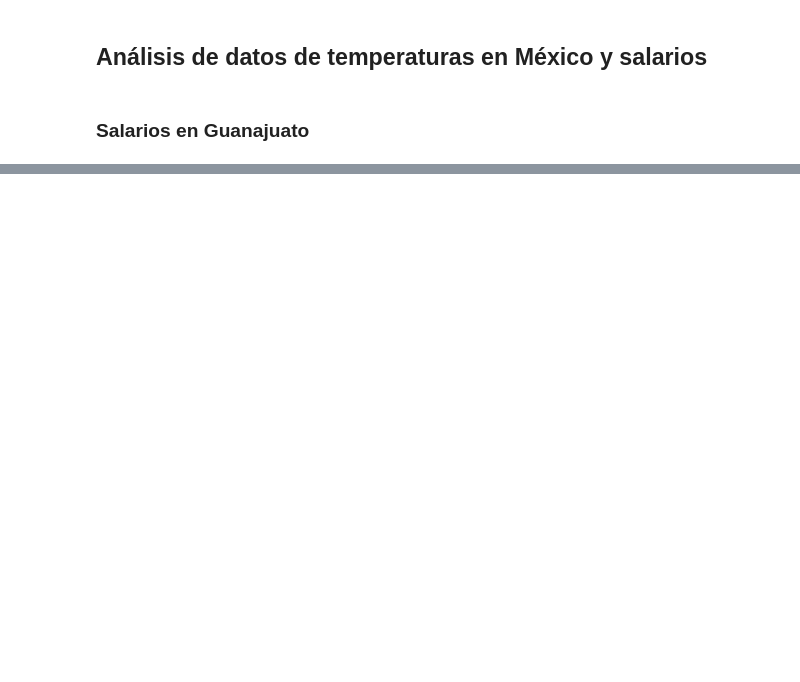
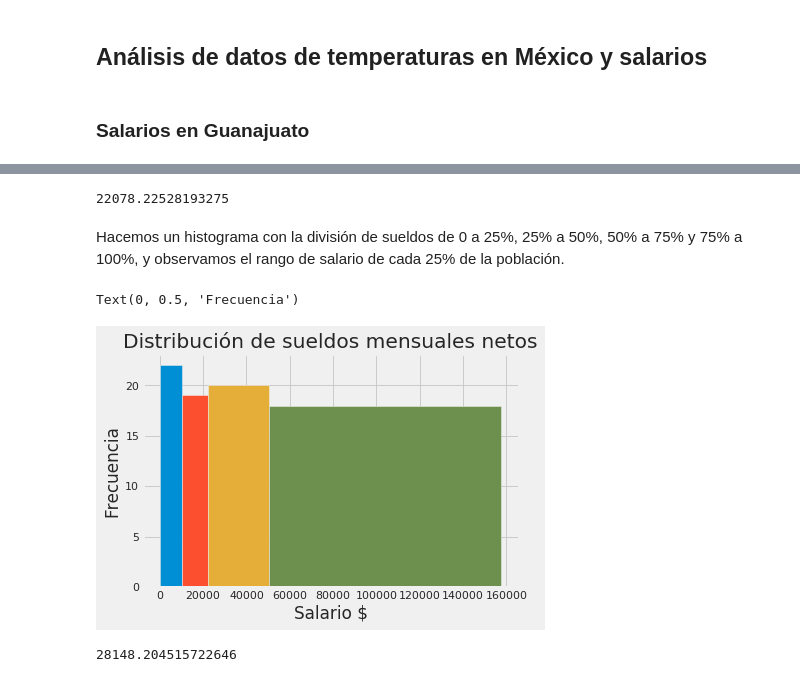
Before and after one commit to DCIDA2019/da2019-anaisabelotodo, a Jupyter notebook: Semana4/Tarea/Tarea4.ipynb, the cells around one changed output, grey strips where cells are left out. Saved outputs shown, nothing was run; the diff lists cells and outputs as text; code cells hidden in the pictures; blank space fills up the shorter version.

```diff
--- a/Semana4/Tarea/Tarea4.ipynb
+++ b/Semana4/Tarea/Tarea4.ipynb
@@ -783,0 +843,25 @@ plt.grid(True)
+# %%
+mediana = tabulador['SUELDO MENSUAL NETO'].median()
+mediana
+# %% [output]
+22078.22528193275
+# %%
+quarto = tabulador.describe()['SUELDO MENSUAL NETO'].loc['25%']
+# %%
+trescuarto = tabulador.describe()['SUELDO MENSUAL NETO'].loc['75%']
+# %%
+maximo = tabulador['SUELDO MENSUAL NETO'].max()
+# %% [markdown]
+Hacemos un histograma con la división de sueldos de 0 a 25%, 25% a 50%, 50% a 75% y 75% a 100%, y observamos el rango de salario de cada 25% de la población.
+# %%
+plt.hist(tabulador['SUELDO MENSUAL NETO'],bins = 1,range=[0, quarto]);
+plt.hist(tabulador['SUELDO MENSUAL NETO'],bins = 1,range=[quarto+1, mediana]);
+plt.hist(tabulador['SUELDO MENSUAL NETO'],bins = 1,range=[mediana+1, trescuarto]);
+plt.hist(tabulador['SUELDO MENSUAL NETO'],bins = 1,range=[trescuarto+1, maximo]);
+
+plt.title('Distribución de sueldos mensuales netos')
+plt.xlabel('Salario $')
+plt.ylabel('Frecuencia')
+# %% [output]
+Text(0, 0.5, 'Frecuencia')
+[figure, added]
@@ -783,0 +870,5 @@ plt.grid(True)
+# %%
+mediana2 = tabulador['SUELDO MENSUAL BRUTO'].median()
+mediana2
+# %% [output]
+28148.204515722646
```
Also changed, not shown: parts of 65 cells of this notebook.
